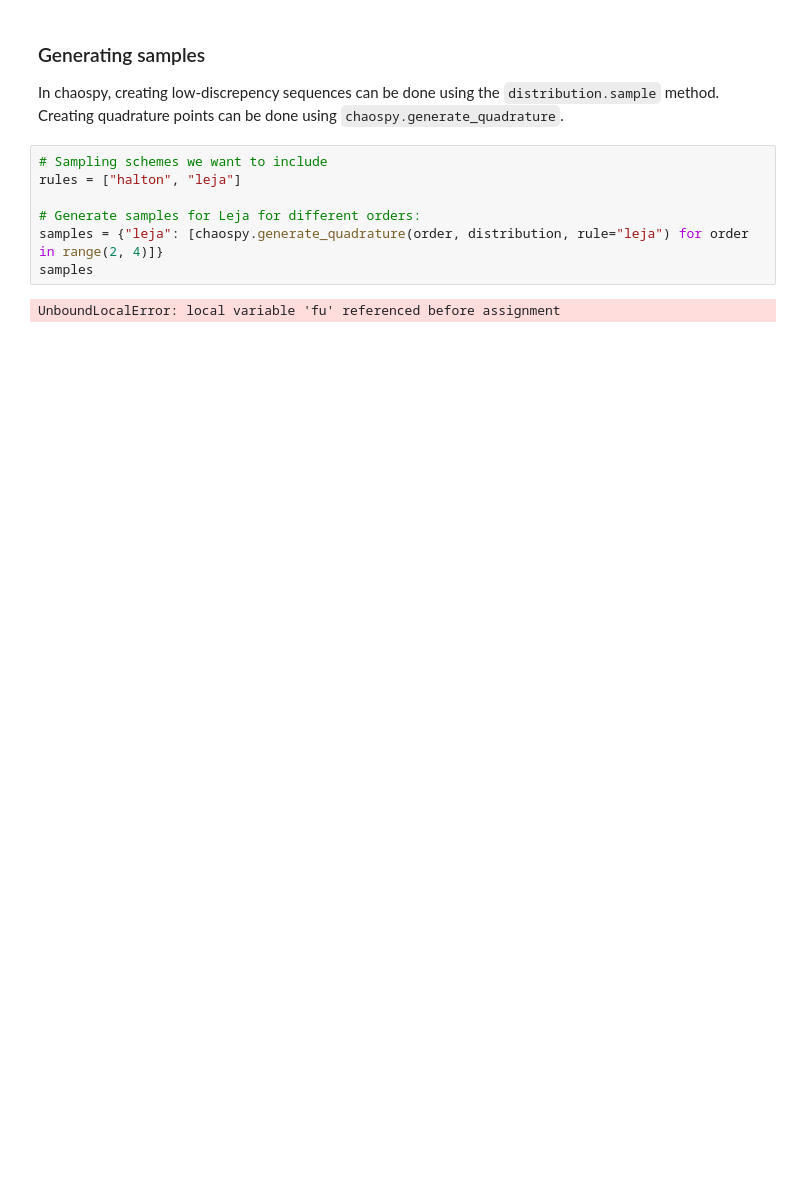
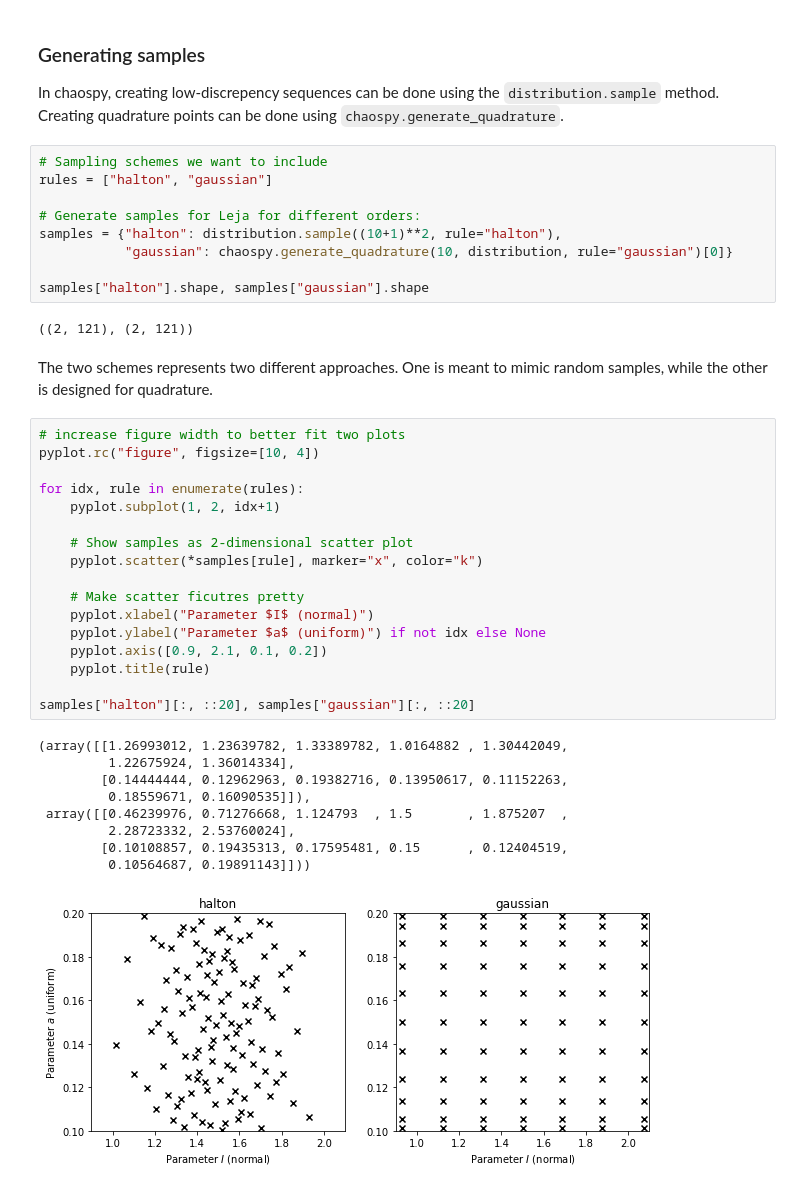
Before and after one commit to jonathf/chaospy, a Jupyter notebook: examples/point_collocation_method.ipynb, the cells around one changed output. Cells and saved outputs as stored; diff of their text form; blank space fills up the shorter version.

```diff
--- a/examples/point_collocation_method.ipynb
+++ b/examples/point_collocation_method.ipynb
@@ -43,10 +43,42 @@ In chaospy, creating low-discrepency sequences can be done using the `distributi
 Creating quadrature points can be done using `chaospy.generate_quadrature`.
 # %%
 # Sampling schemes we want to include
-rules = ["halton", "leja"]
+rules = ["halton", "gaussian"]
 
 # Generate samples for Leja for different orders:
-samples = {"leja": [chaospy.generate_quadrature(order, distribution, rule="leja") for order in range(2, 4)]}
-samples
+samples = {"halton": distribution.sample((10+1)**2, rule="halton"),
+           "gaussian": chaospy.generate_quadrature(10, distribution, rule="gaussian")[0]}
+
+samples["halton"].shape, samples["gaussian"].shape
 # %% [output]
-UnboundLocalError: local variable 'fu' referenced before assignment
+((2, 121), (2, 121))
+# %% [markdown]
+The two schemes represents two different approaches.
+One is meant to mimic random samples, while the other is designed for quadrature.
+# %%
+# increase figure width to better fit two plots
+pyplot.rc("figure", figsize=[10, 4])
+
+for idx, rule in enumerate(rules):
+    pyplot.subplot(1, 2, idx+1)
+
+    # Show samples as 2-dimensional scatter plot
+    pyplot.scatter(*samples[rule], marker="x", color="k")
+
+    # Make scatter ficutres pretty
+    pyplot.xlabel("Parameter $I$ (normal)")
+    pyplot.ylabel("Parameter $a$ (uniform)") if not idx else None
+    pyplot.axis([0.9, 2.1, 0.1, 0.2])
+    pyplot.title(rule)
+
+samples["halton"][:, ::20], samples["gaussian"][:, ::20]
+# %% [output]
+(array([[1.26993012, 1.23639782, 1.33389782, 1.0164882 , 1.30442049,
+         1.22675924, 1.36014334],
+        [0.14444444, 0.12962963, 0.19382716, 0.13950617, 0.11152263,
+         0.18559671, 0.16090535]]),
+ array([[0.46239976, 0.71276668, 1.124793  , 1.5       , 1.875207  ,
+         2.28723332, 2.53760024],
+        [0.10108857, 0.19435313, 0.17595481, 0.15      , 0.12404519,
+         0.10564687, 0.19891143]]))
+[figure, added]
```
Also changed, not shown: parts of 24 cells of this notebook, 4 other files.
